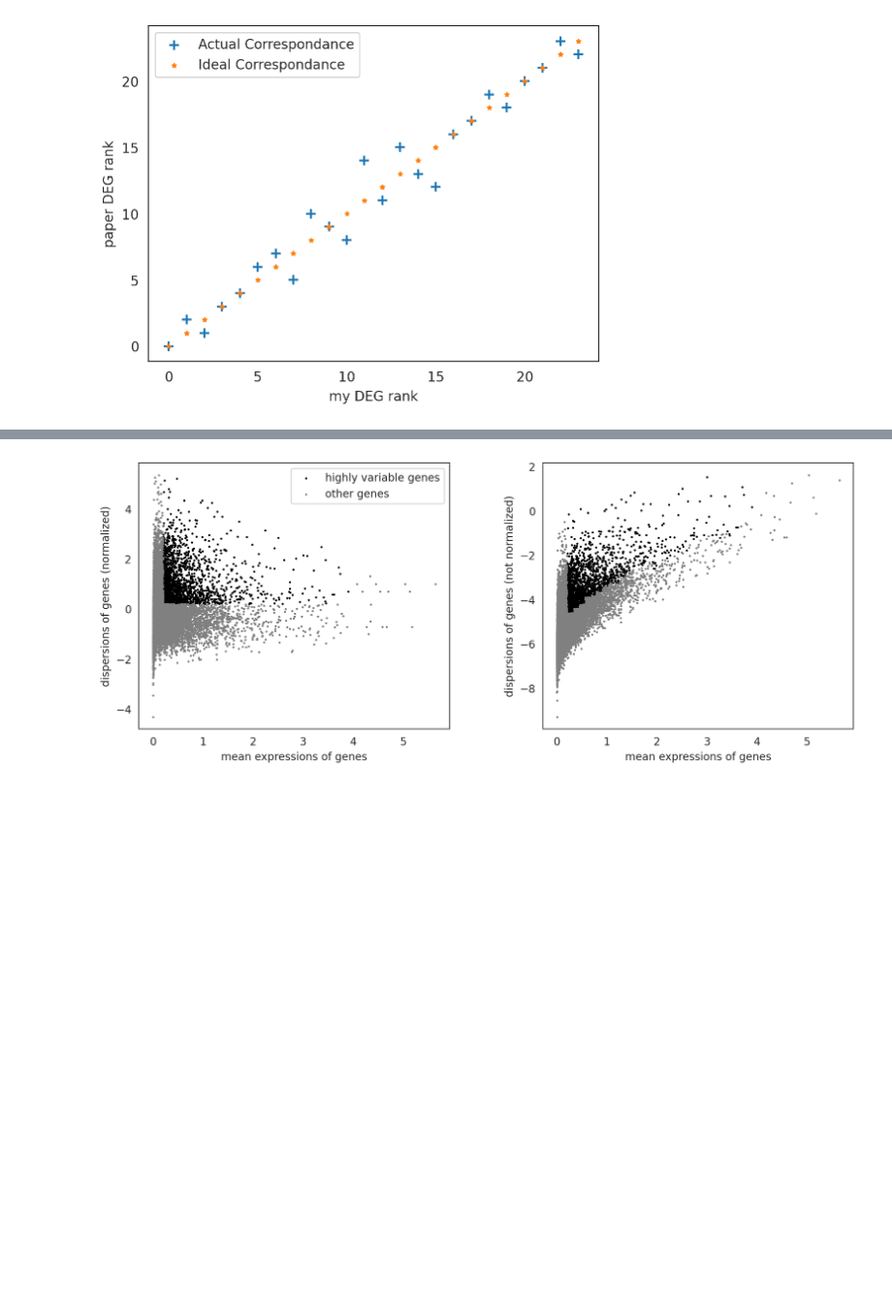
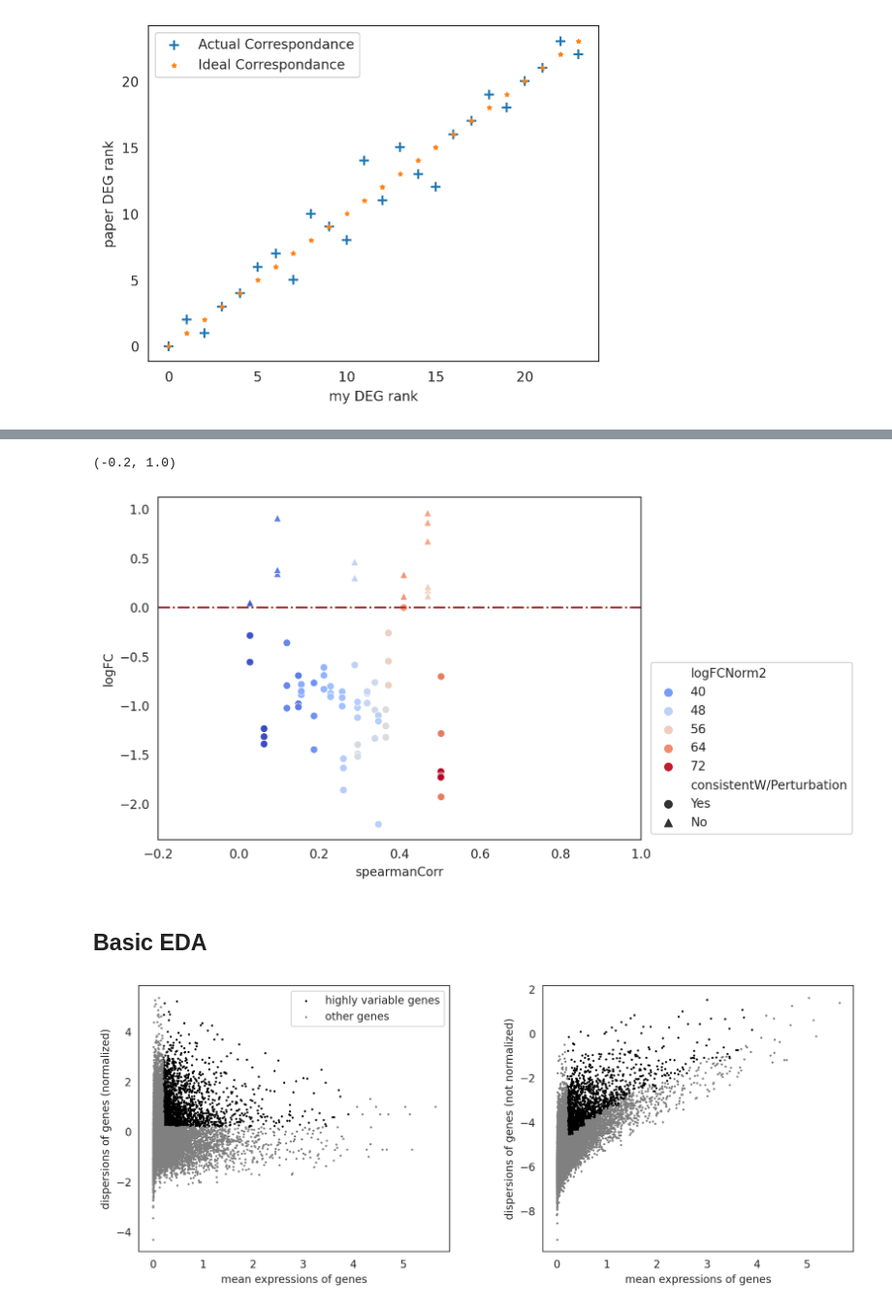
Before and after one commit to ekernf01/perturbation_data, a Jupyter notebook: setup/freimer.ipynb, the cells around one changed output, grey strips where cells are left out. Shown at 97% size. Saved outputs shown, nothing was run; the diff lists cells and outputs as text; code cells hidden in the pictures; blank space fills up the shorter version.

```diff
--- a/setup/freimer.ipynb
+++ b/setup/freimer.ipynb
@@ -278,3 +301,38 @@ for idx, p1 in enumerate(listOfMetrics):
+# %%
+expression_quantified.obs['DEG'] = np.full(expression_quantified.n_obs, -999, dtype=np.float64)
+expression_quantified.obs['MI' ] = np.full(expression_quantified.n_obs, -999, dtype=np.float64)
+expression_quantified.obs['logFCMean'  ] = np.full(expression_quantified.n_obs, -999, dtype=np.float64)
+expression_quantified.obs['logFCNorm2' ] = np.full(expression_quantified.n_obs, -999, dtype=np.float64)
+expression_quantified.obs['logFCMedian'] = np.full(expression_quantified.n_obs, -999, dtype=np.float64)
+
+for idx, p in enumerate(perturbagenList):
+    rows = np.where(expression_quantified.obs.perturbation == p)[0]
+    expression_quantified.obs['DEG'][rows] = diffExprGene[idx]
+    expression_quantified.obs['MI' ][rows] = mutualInfo[idx]
+    expression_quantified.obs['logFCMean'  ][rows] = logFCMean[idx]
+    expression_quantified.obs['logFCNorm2' ][rows] = logFCNorm2[idx]
+    expression_quantified.obs['logFCMedian'][rows] = logFCMedian[idx]
+
+validRow = (expression_quantified.obs['spearmanCorr'] != -999) & (expression_quantified.obs['logFC'] != -999)
+validMat = expression_quantified.obs[validRow]
+
+plt.figure(figsize=(7, 5))
+g =sns.scatterplot(data=validMat,
+                x='spearmanCorr',
+                y='logFC',
+                style='consistentW/Perturbation',
+                hue='logFCNorm2',
+                palette=sns.color_palette("coolwarm", as_cmap=True),
+                markers=['o', '^', '*'],
+                legend='brief')
+plt.axhline(0, 0, 1, linestyle='-.', color='brown')
+g.legend(loc='lower right', bbox_to_anchor=(1.45, 0), ncol=1)
+plt.xlim([-0.2, 1])
+# %% [output]
+(-0.2, 1.0)
+[figure, added]
+# %% [markdown]
+## Basic EDA
 # %%
 sc.pp.normalize_total(expression_quantified, target_sum=1e4)
 sc.pp.log1p(expression_quantified)
```
Also changed, not shown: parts of 6 cells of this notebook, 4 other files.
